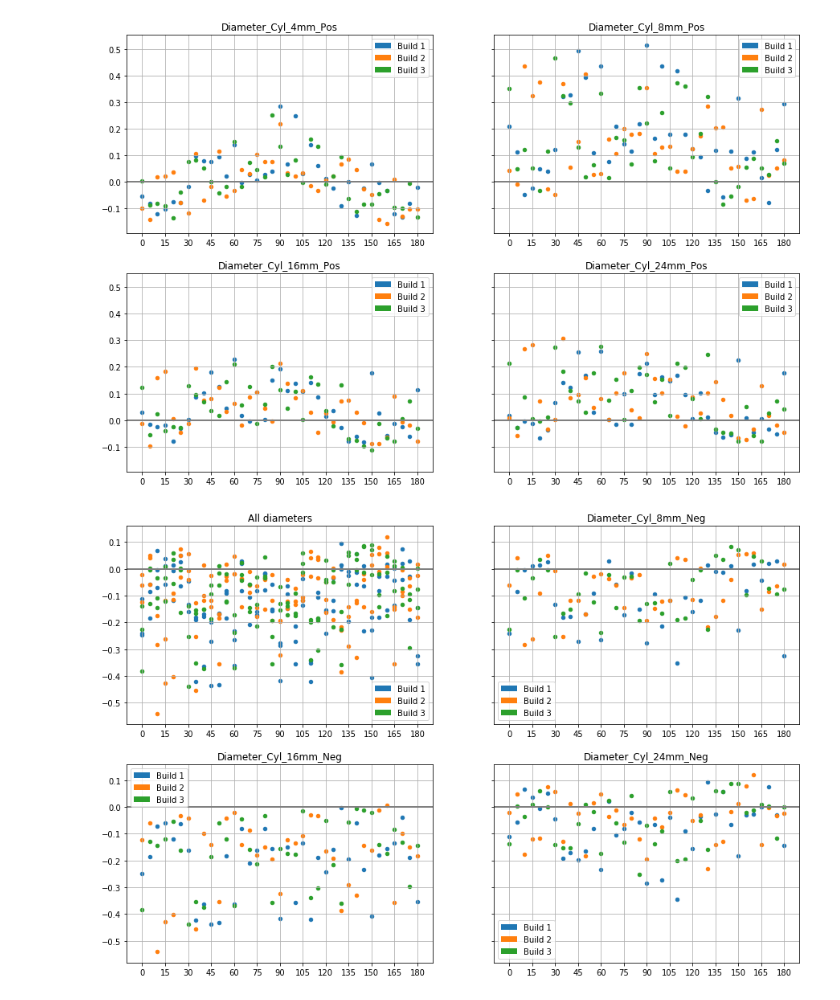
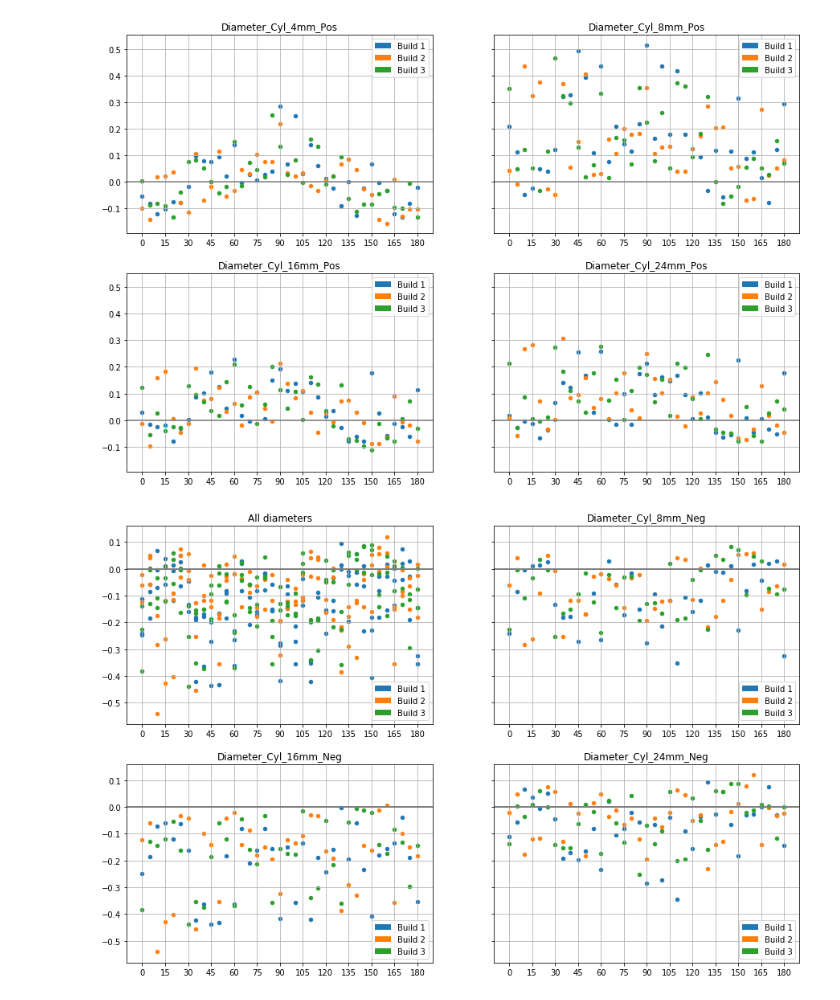
Before and after one commit to TheThorb/Leirmo_Exp1_Publication1, a Jupyter notebook: leirmo_exp1_v0.4.ipynb, the cells around one changed output. Drawn from its saved outputs; the diff is of its cells as text; code cells hidden in the pictures.

```diff
--- a/leirmo_exp1_v0.4.ipynb
+++ b/leirmo_exp1_v0.4.ipynb
@@ -333,9 +336,9 @@ for i in range(len(data)):
     axs[j, k].grid(True)
     axs[j, k].set_xticks(range(0, 181, 15))
     axs[j, k].set_title(chars[i])
-    axs[j, k].legend(handles=legend_elements)
+    axs[j, k].legend(handles=legend_elements, loc='upper right')
     axs[j, k].set_xlim(-10, 190)
-    axs[j, k].plot([-10, 190], [0, 0], c='gray', linewidth=2)
+    axs[j, k].axhline(y=0, color='gray')
 
     for name, group in data[i]:
         axs[j, k].scatter(group.angle, group.error, s=20, c=colors[int(name)-1])
@@ -379,32 +382,33 @@ dfs = func.exclude_values('angle', -90, dfs)
 
 # Extract the error, angle and build columns to a list of data
 data = func.get_column(['error', 'angle', 'build'], dfs)
 
 # Convert to groupby-objects
 for i in range(len(data)):
     data[i] = data[i].groupby('build')
 
 # Calculate required number of subplots (grid of x_len * y_len)
 x_len = math.ceil(len(data)/2)
 y_len = math.ceil(len(data)/x_len)
 
 # Create figure
 fig, axs = plt.subplots(x_len, y_len, sharey=True, figsize=(15, 10))
 
 # Plot data
 for i in range(len(data)):
     j, k = int(i/2), i%2
     axs[j, k].grid(True)
     axs[j, k].set_xticks(range(0, 181, 15))
     axs[j, k].set_title(chars[i])
-    axs[j, k].legend(handles=legend_elements)
+    axs[j, k].legend(handles=legend_elements, loc='lower right')
     axs[j, k].set_xlim(-10, 190)
+    axs[j, k].axhline(y=0, color='gray')
     axs[j, k].plot([-10, 190], [0, 0], c='gray', linewidth=2)
 
     for name, group in data[i]:
         axs[j, k].scatter(group.angle, group.error, s=20, c=colors[int(name)-1])
 
 # Display plot
 plt.show()
 # %% [output]
-[figure, old version]
+[figure, new version]
```
Also changed, not shown: parts of 1 cell of this notebook.
